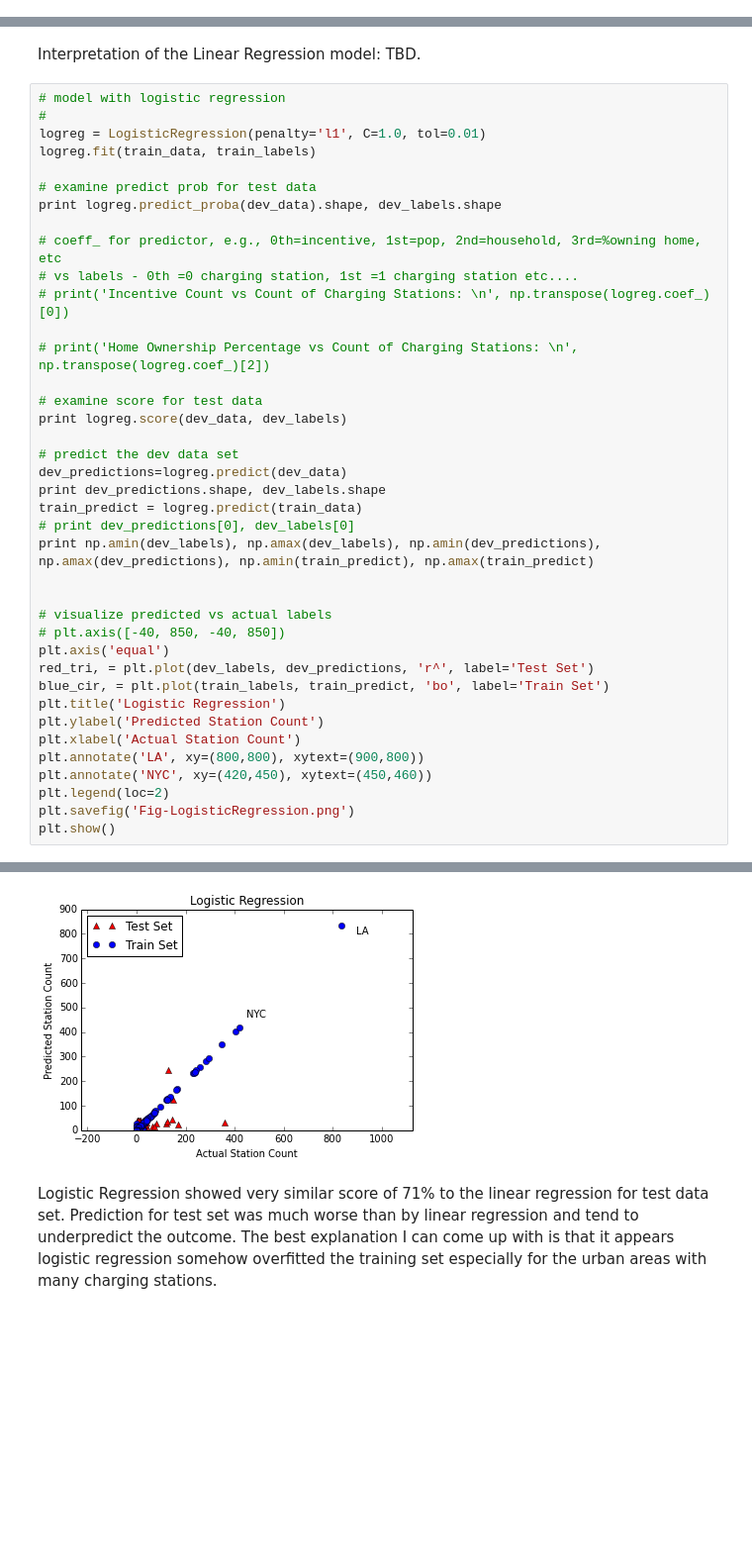
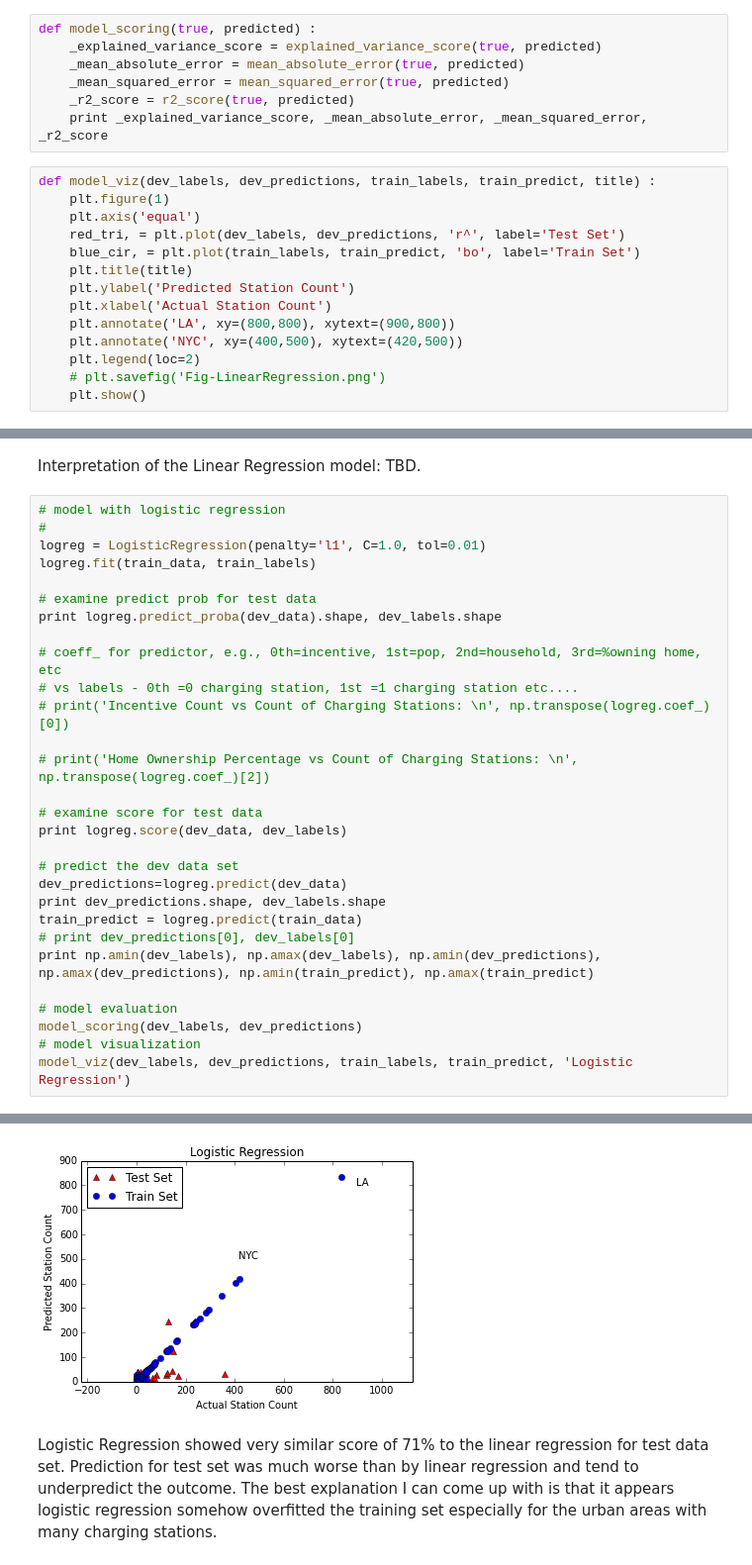
Before and after one commit to nikhilgk/faraday-motors, a Jupyter notebook: urban_area_modeling.ipynb, the cells around one changed output, grey strips where cells are left out. Shown at 99% size. Drawn from its saved outputs; the diff is of its cells as text; blank space fills up the shorter version.

```diff
--- a/urban_area_modeling.ipynb
+++ b/urban_area_modeling.ipynb
@@ -234,6 +235,27 @@ float64 float64
 (2692, 25) (2692,)
 (898, 25) (898,)
 ['Incentive', 'Population', 'Households', '% Owning Homes', 'Households $50-60K', 'Households $60-75K', 'Households $75-100K', 'Households $100-124K', 'Households $125-150K', 'Households $150-200K', ' ...
+# %%
+def model_scoring(true, predicted) :
+    _explained_variance_score = explained_variance_score(true, predicted)
+    _mean_absolute_error = mean_absolute_error(true, predicted)
+    _mean_squared_error = mean_squared_error(true, predicted)
+    _r2_score = r2_score(true, predicted)
+    print _explained_variance_score, _mean_absolute_error, _mean_squared_error, _r2_score
+# %%
+def model_viz(dev_labels, dev_predictions, train_labels, train_predict, title) :
+    plt.figure(1)
+    plt.axis('equal')
+    red_tri, = plt.plot(dev_labels, dev_predictions, 'r^', label='Test Set')
+    blue_cir, = plt.plot(train_labels, train_predict, 'bo', label='Train Set')
+    plt.title(title)
+    plt.ylabel('Predicted Station Count')
+    plt.xlabel('Actual Station Count')
+    plt.annotate('LA', xy=(800,800), xytext=(900,800))
+    plt.annotate('NYC', xy=(400,500), xytext=(420,500))
+    plt.legend(loc=2)
+    # plt.savefig('Fig-LinearRegression.png')
+    plt.show()
 # %%
 # try lineary regression mode
 from sklearn import datasets, linear_model
@@ -313,20 +322,10 @@ train_predict = logreg.predict(train_data)
 # print dev_predictions[0], dev_labels[0]
 print np.amin(dev_labels), np.amax(dev_labels), np.amin(dev_predictions), np.amax(dev_predictions), np.amin(train_predict), np.amax(train_predict)
 
-
-# visualize predicted vs actual labels
-# plt.axis([-40, 850, -40, 850])
-plt.axis('equal')
-red_tri, = plt.plot(dev_labels, dev_predictions, 'r^', label='Test Set')
-blue_cir, = plt.plot(train_labels, train_predict, 'bo', label='Train Set')
-plt.title('Logistic Regression')
-plt.ylabel('Predicted Station Count')
-plt.xlabel('Actual Station Count')
-plt.annotate('LA', xy=(800,800), xytext=(900,800))
-plt.annotate('NYC', xy=(420,450), xytext=(450,460))
-plt.legend(loc=2)
-plt.savefig('Fig-LogisticRegression.png')
-plt.show()
+# model evaluation
+model_scoring(dev_labels, dev_predictions)
+# model visualization
+model_viz(dev_labels, dev_predictions, train_labels, train_predict, 'Logistic Regression')
 # %% [output]
 (898, 71) (898,)
 0.706013363029
@@ -335,4 +335,4 @@ plt.show()
-[figure, old version]
+[figure, new version]
 # %% [markdown]
 Logistic Regression showed very similar score of 71% to the linear regression for test data set. Prediction for test set was much worse than by linear regression and tend to underpredict the outcome. The best explanation I can come up with is that it appears logistic regression somehow overfitted the training set especially for the urban areas with many charging stations.
 # %%
```
Also changed, not shown: parts of 6 cells of this notebook.
